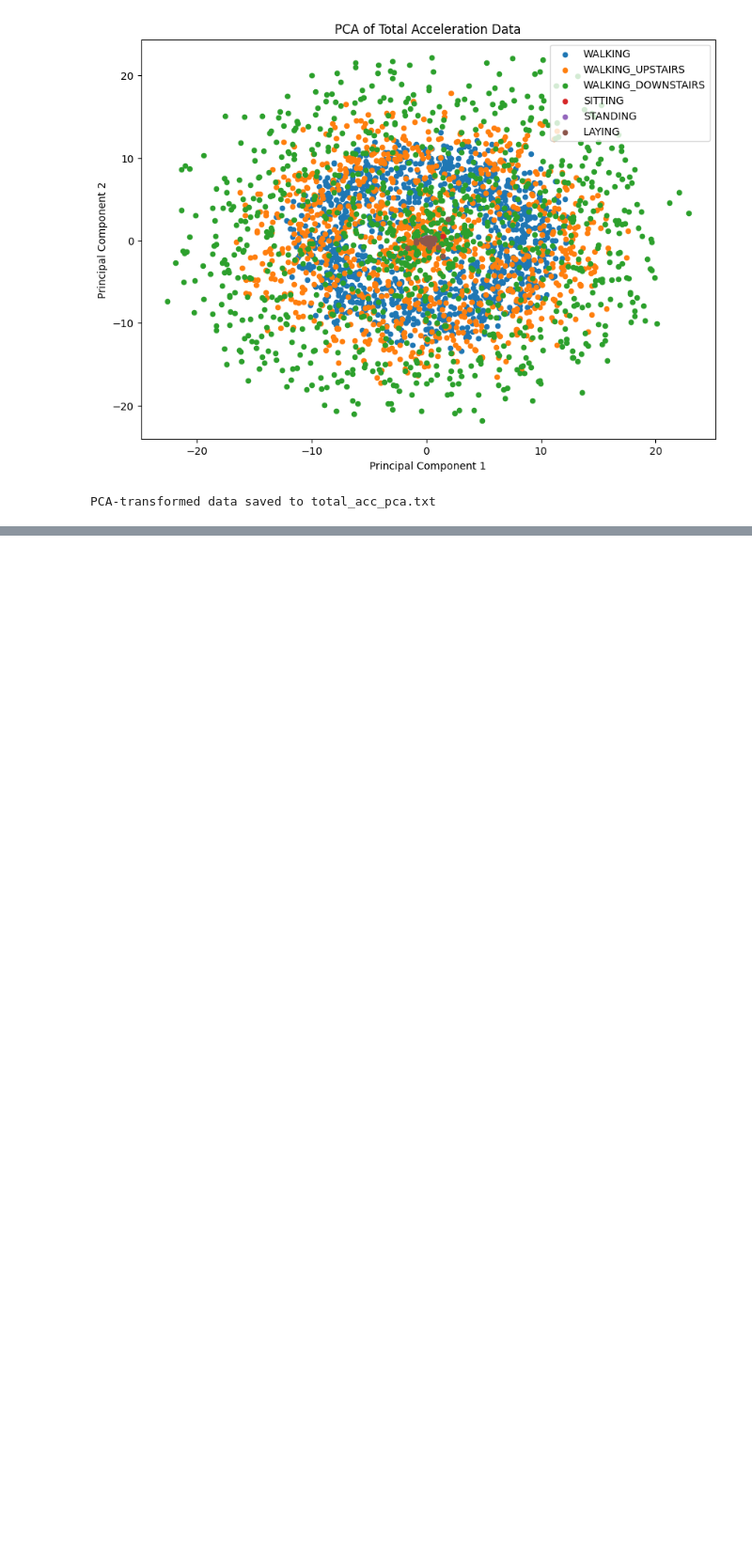
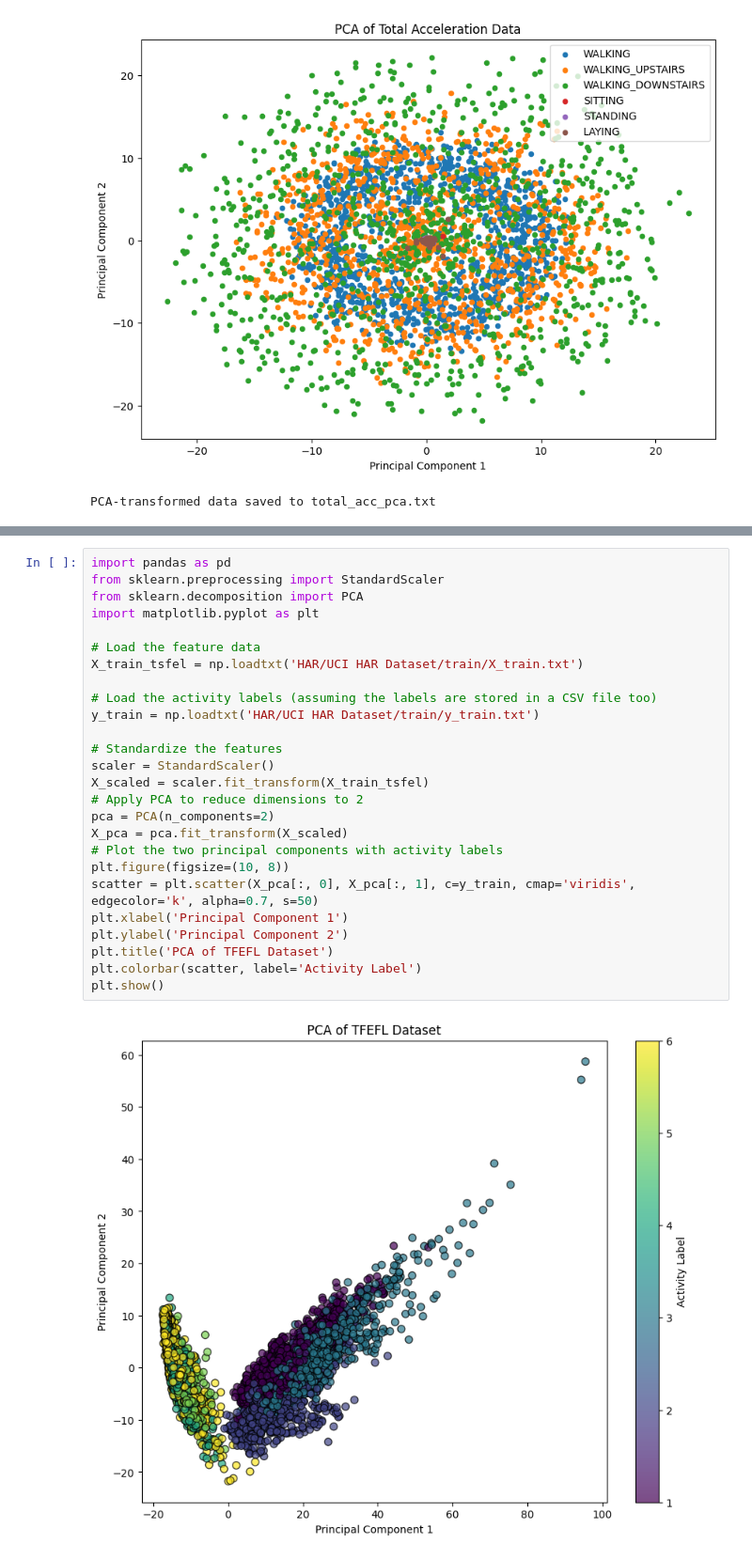
Before and after one commit to Dhruv-Sharma01/ES335_Andrew_NG, a Jupyter notebook: T1.ipynb, the cells around one changed output, grey strips where cells are left out. Shown at 94% size. Drawn from its saved outputs; the diff is of its cells as text; blank space fills up the shorter version.

```diff
--- a/T1.ipynb
+++ b/T1.ipynb
@@ -173,0 +174,28 @@ FileNotFoundError: [Errno 2] No such file or directory: 'HAR/human+activity+reco
+# %%
+import pandas as pd
+from sklearn.preprocessing import StandardScaler
+from sklearn.decomposition import PCA
+import matplotlib.pyplot as plt
+
+# Load the feature data
+X_train_tsfel = np.loadtxt('HAR/UCI HAR Dataset/train/X_train.txt')
+
+# Load the activity labels (assuming the labels are stored in a CSV file too)
+y_train = np.loadtxt('HAR/UCI HAR Dataset/train/y_train.txt')
+
+# Standardize the features
+scaler = StandardScaler()
+X_scaled = scaler.fit_transform(X_train_tsfel)
+# Apply PCA to reduce dimensions to 2
+pca = PCA(n_components=2)
+X_pca = pca.fit_transform(X_scaled)
+# Plot the two principal components with activity labels
+plt.figure(figsize=(10, 8))
+scatter = plt.scatter(X_pca[:, 0], X_pca[:, 1], c=y_train, cmap='viridis', edgecolor='k', alpha=0.7, s=50)
+plt.xlabel('Principal Component 1')
+plt.ylabel('Principal Component 2')
+plt.title('PCA of TFEFL Dataset')
+plt.colorbar(scatter, label='Activity Label')
+plt.show()
+# %% [output]
+[figure, added]
```
Also changed, not shown: parts of 2 cells of this notebook.
